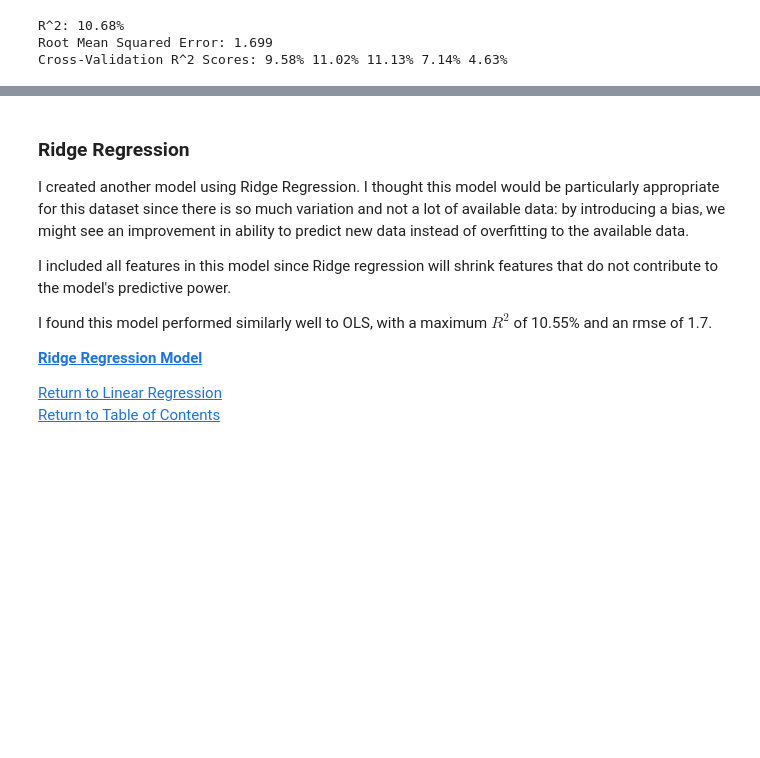
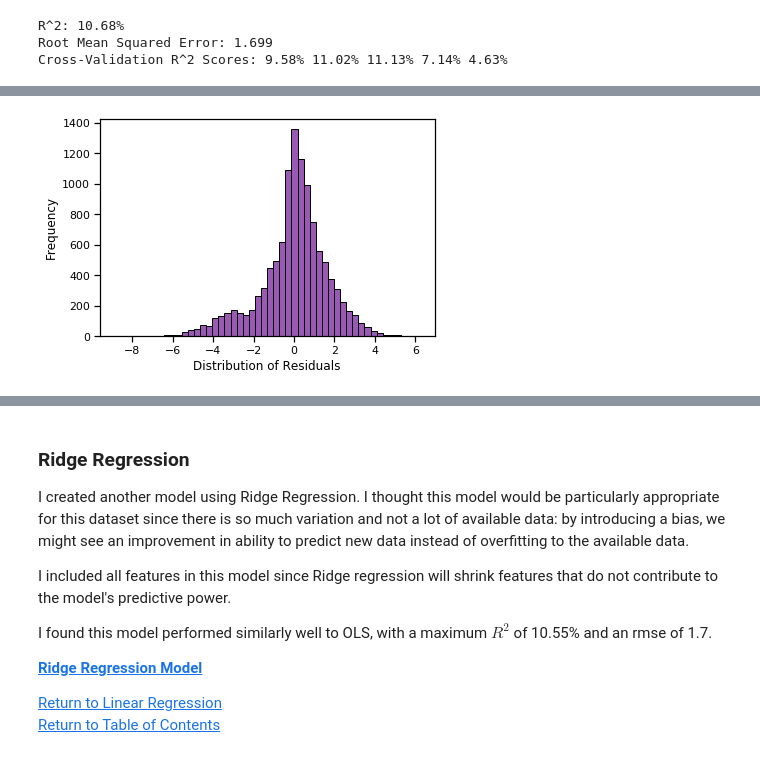
Before and after one commit to krritz/Animal-Shelter-Exploratory-Analysis, a Jupyter notebook: Animal Shelter Analysis.ipynb, the cells around one changed output, grey strips where cells are left out. Saved outputs shown, nothing was run; the diff lists cells and outputs as text; code cells hidden in the pictures; blank space fills up the shorter version.

```diff
--- a/Animal Shelter Analysis.ipynb
+++ b/Animal Shelter Analysis.ipynb
@@ -1994,0 +2004,6 @@ Cross-Validation R^2 Scores: 9.58% 11.02% 11.13% 7.14% 4.63%
+# %%
+_ = plt.hist((y_test - y_pred), bins=50, ec='k')
+_ = plt.xlabel('Distribution of Residuals')
+_ = plt.ylabel('Frequency')
+# %% [output]
+[figure, added]
```
Also changed, not shown: parts of 38 cells of this notebook, 1 other file.
